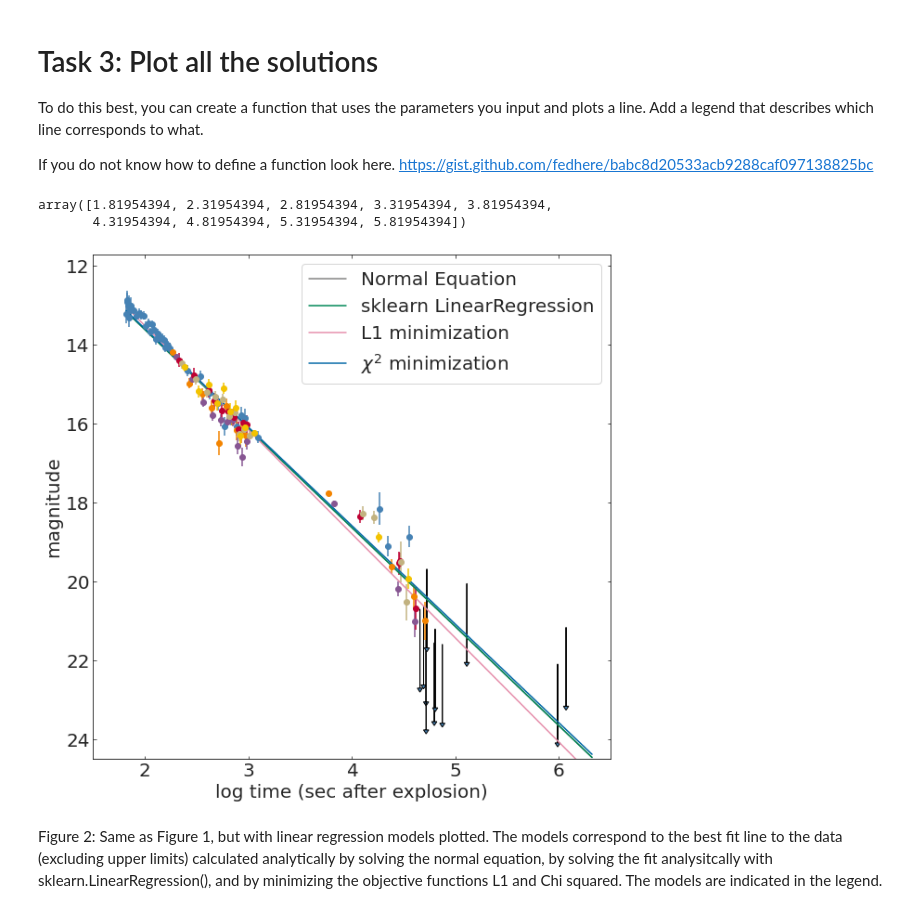
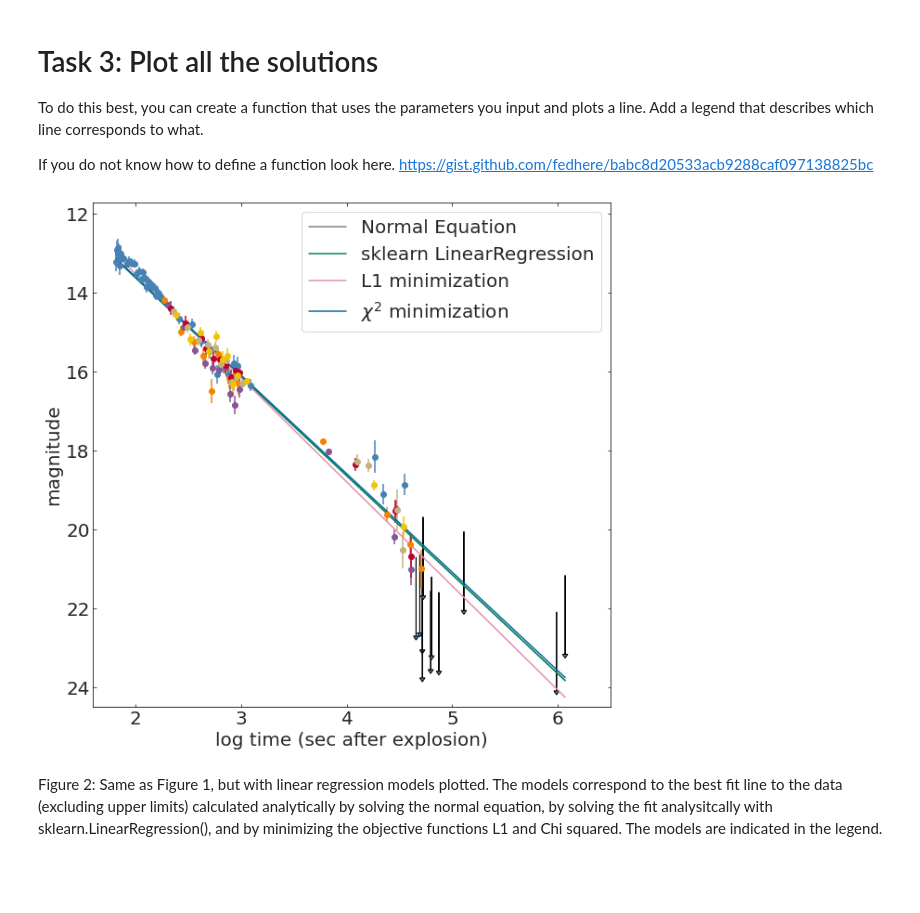
Before and after one commit to lifewinning/MLTSA22_IBurrington, a Jupyter notebook: HW1/FittingLineToGRBAfterglows_instructions.ipynb, the cells around one changed output. Cells and saved outputs as stored; diff of their text form; code cells hidden in the pictures; blank space fills up the shorter version.

```diff
--- a/HW1/FittingLineToGRBAfterglows_instructions.ipynb
+++ b/HW1/FittingLineToGRBAfterglows_instructions.ipynb
@@ -263,17 +258,10 @@ best fit parameters from the minimization of the chi squared: slope 2.50, interc
 To do this best, you can create a function that uses the parameters you input and plots a line. Add a legend that describes which line corresponds to what.
 
 If you do not know how to define a function look here. https://gist.github.com/fedhere/babc8d20533acb9288caf097138825bc
-# %%
- np.arange(grbAG['logtime'].min(), grbAG['logtime'].max(), .5)
-# %% [output]
-array([1.81954394, 2.31954394, 2.81954394, 3.31954394, 3.81954394,
-       4.31954394, 4.81954394, 5.31954394, 5.81954394])
 # %%
 def plotline(intercept, slope, plotname):
-    # this is inelegant and weird but in terms of resemblance to the original plot seems to be closest way to get there?
-    x = np.arange(grbAG['logtime'].min(), 6.5, .5)
-    y = x*slope + intercept
-    ax.plot(x, y, label=plotname)
+    y = grbAG['logtime']*slope + intercept
+    ax.plot(grbAG['logtime'], y, label=plotname)
 
 ax = pl.figure(figsize=(10,10)).add_subplot(111)
 
@@ -288,34 +276,34 @@ for f in grbAG["filter"].unique():
 for i in grbAG[grbAG.upperlimit == 1].index:
     pl.arrow(grbAG.loc[i].logtime,
              grbAG.loc[i].magerr, 0, 2,
             head_width=0.05, head_length=0.1, ec='k')
 
 
 #normal equation
 plotline(theta_best[0], theta_best[1], "Normal Equation")
 
 #sklearn
 plotline(lr.intercept_, lr.coef_[1], "sklearn LinearRegression")
 
 #minimize L1
 plotline(l1Solution.x[1], l1Solution.x[0], "L1 minimization")
 
 #minimize chi2
 #learned a cool trick for rendering greek characters in matplotlib for this, neat
 plotline(chi2Solution.x[1], chi2Solution.x[0], "$\chi^{2}$ minimization")
 
 #pl.ylim(24,11.7)
 
 pl.legend()
 
 #with the LinearRegression object I can also do
 #pl.plot(grbAG.logtime, lr.predict(np.c_[np.ones((len(grbAG), 1)), grbAG.logtime]), 'k-')
 
 pl.ylim(24.5,11.7)
-pl.xlim(1.5, 6.5)
+pl.xlim(1.6, 6.5)
 pl.ylabel("magnitude", fontsize=20)
 pl.xlabel("log time (sec after explosion)", fontsize=20);
 # %% [output]
-[figure, old version]
+[figure, new version]
 # %% [markdown]
 Figure 2: Same as Figure 1, but with linear regression models plotted. The models correspond to the best fit line to the data (excluding upper limits) calculated analytically by solving the normal equation, by solving the fit analysitcally with sklearn.LinearRegression(), and by minimizing the objective functions L1 and Chi squared. The models are indicated in the legend.
```
Also changed, not shown: parts of 2 cells of this notebook.
